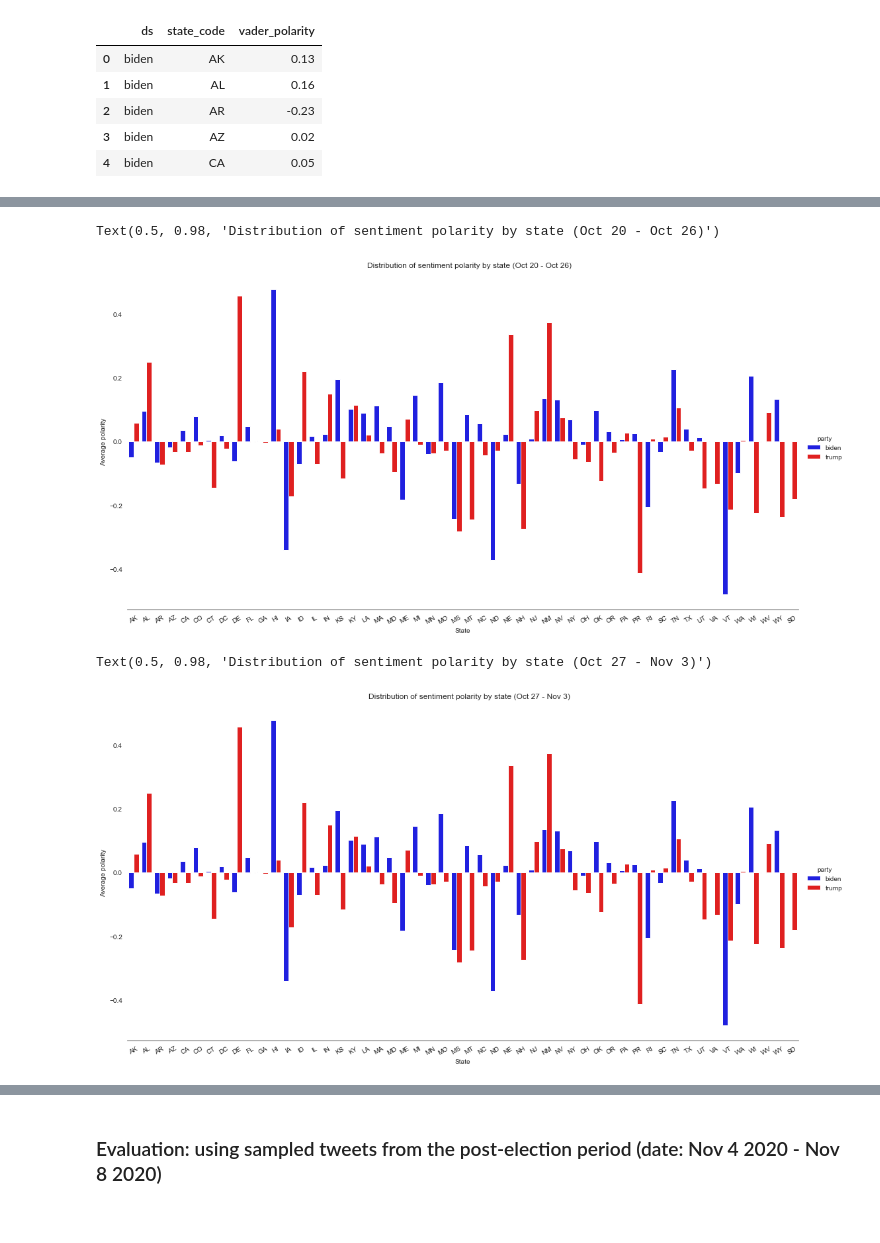
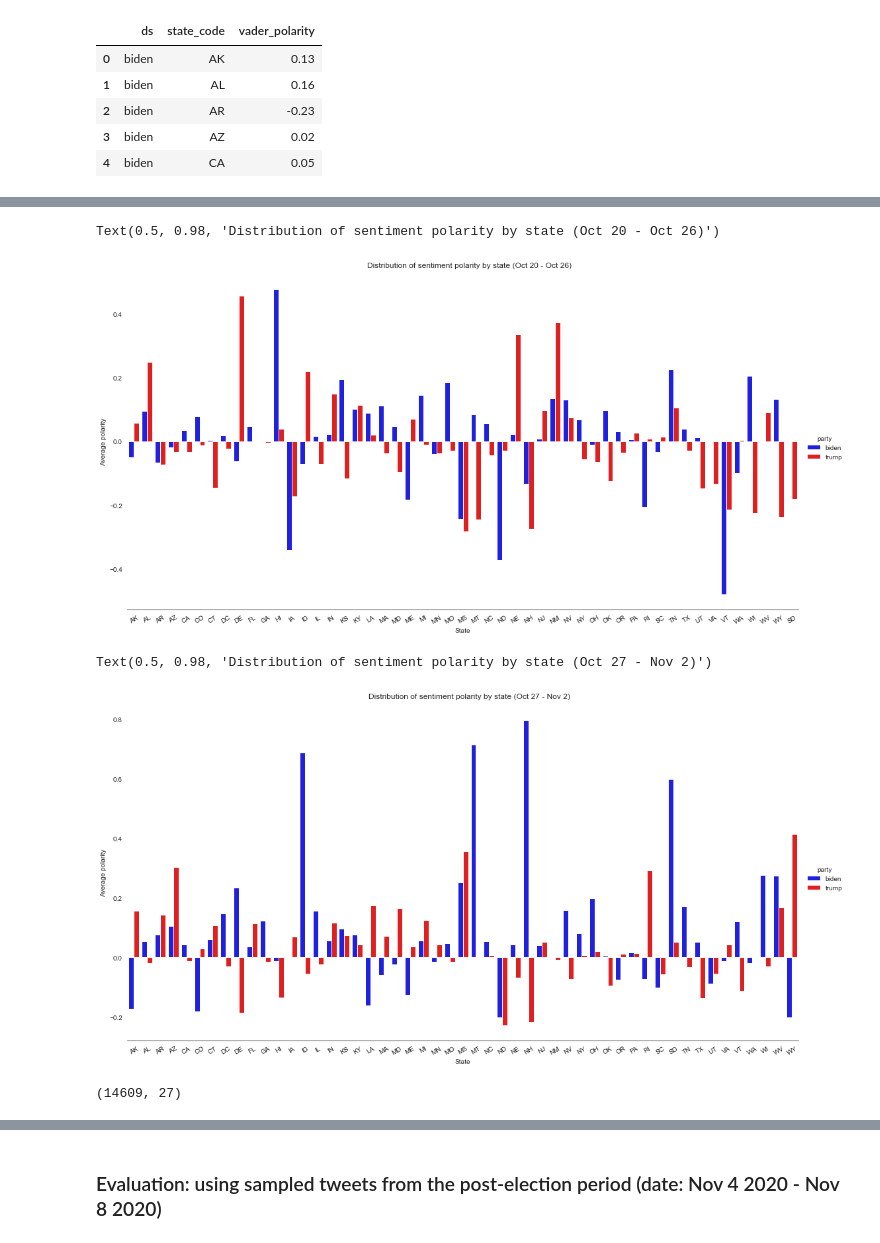
Before and after one commit to cl-xy/us-politics-social-media, a Jupyter notebook: sentiment analysis.ipynb, the cells around one changed output, grey strips where cells are left out. Saved outputs shown, nothing was run; the diff lists cells and outputs as text; code cells hidden in the pictures.

```diff
--- a/sentiment analysis.ipynb
+++ b/sentiment analysis.ipynb
@@ -550,2 +549,17 @@ g.set_xticklabels(rotation=30)
 # %% [markdown]
 **Sentiments by state and party**
+# %%
+def CleanStates(data):
+    df = data.copy()
+    valid_states = ['AL', 'AK', 'AZ', 'AR', 'CA', 'CO', 'CT', 'DE', 'DC', 'FL',
+                   'GA', 'HI', 'ID', 'IL', 'IN', 'IA', 'KS', 'KY', 'LA', 'ME', 'MD',
+                   'MA', 'MI', 'MN', 'MS', 'MO', 'MT', 'NE', 'NV', 'NH', 'NJ',
+                   'NM', 'NY', 'NC', 'ND', 'OH', 'OK', 'OR', 'PA', 'RI', 'SC',
+                   'SD', 'TN', 'TX', 'UT', 'VT', 'VA', 'VI', 'WA', 'WV', 'WI', 'WY']
+    df = df[df['state_code'].isin(valid_states)]
+    return df
+# %%
+week1_sent = CleanStates(week1_sentiments)
+week2_sent = CleanStates(week2_sentiments)
+week3_sent = CleanStates(week3_sentiments)
+print(week1_sent.shape, week2_sent.shape, week3_sent.shape)
@@ -552,7 +568,7 @@ g.set_xticklabels(rotation=30)
 # %%
-week1_state = week1_sentiments.groupby(['ds', 'state_code'])['vader_polarity'].mean().reset_index()
-week2_state = week2_sentiments.groupby(['ds', 'state_code'])['vader_polarity'].mean().reset_index()
-week3_state = week3_sentiments.groupby(['ds', 'state_code'])['vader_polarity'].mean().reset_index()
+week1_state = week1_sent.groupby(['ds', 'state_code'])['vader_polarity'].mean().reset_index()
+week2_state = week2_sent.groupby(['ds', 'state_code'])['vader_polarity'].mean().reset_index()
+week3_state = week3_sent.groupby(['ds', 'state_code'])['vader_polarity'].mean().reset_index()
 week1_state.head()
 # %% [output]
 |  | ds | state_code | vader_polarity |
@@ -594,21 +610,26 @@ g.fig.subplots_adjust(top=0.95)
 g.fig.suptitle('Distribution of sentiment polarity by state (Oct 20 - Oct 26)')
 # %% [output]
 Text(0.5, 0.98, 'Distribution of sentiment polarity by state (Oct 20 - Oct 26)')
-[figure, old version]
+[figure, new version]
 # %%
 colors = ['#0000FF', '#FF0000']
 sns.set_palette(sns.color_palette(colors))
 
-g = sns.catplot(data = week2_state,
+g = sns.catplot(data = week3_state,
                kind = 'bar',
                x = 'state_code', y = 'vader_polarity', hue = 'ds',
                height=8, aspect=15/8)
 g.despine(left=True)
 g.set_axis_labels('State', 'Average polarity')
 g._legend.set_title('party')
 g.set_xticklabels(rotation=30)
 g.fig.subplots_adjust(top=0.95)
-g.fig.suptitle('Distribution of sentiment polarity by state (Oct 27 - Nov 3)')
+g.fig.suptitle('Distribution of sentiment polarity by state (Oct 27 - Nov 2)')
 # %% [output]
-Text(0.5, 0.98, 'Distribution of sentiment polarity by state (Oct 27 - Nov 3)')
+Text(0.5, 0.98, 'Distribution of sentiment polarity by state (Oct 27 - Nov 2)')
-[figure, old version]
+[figure, new version]
+# %%
+overall_sentiments = pd.concat([week1_sent, week2_sent, week3_sent], ignore_index=True)
+overall_sentiments.shape
+# %% [output]
+(14609, 27)
```
Also changed, not shown: parts of 9 cells of this notebook.
